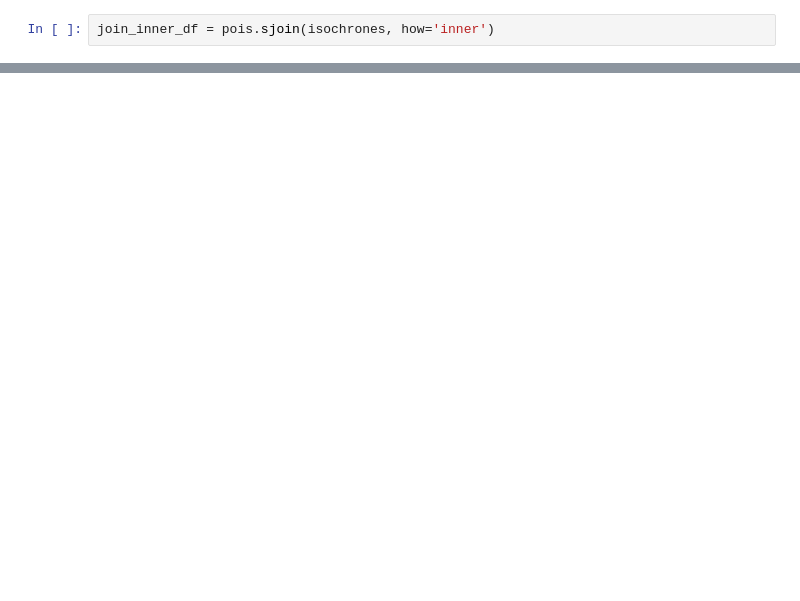
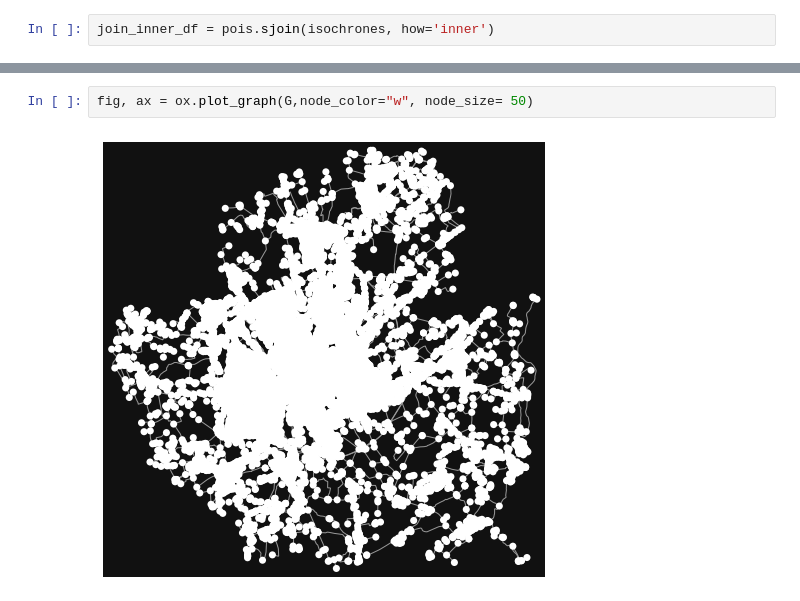
Before and after one commit to Froguin99/BarrierRemoval, a Jupyter notebook: Processing/Scripts/AminitiesAnalysis.ipynb, the cells around one changed output, grey strips where cells are left out. Saved outputs shown, nothing was run; the diff lists cells and outputs as text; blank space fills up the shorter version.

```diff
--- a/Processing/Scripts/AminitiesAnalysis.ipynb
+++ b/Processing/Scripts/AminitiesAnalysis.ipynb
@@ -306,0 +402,4 @@ test.head(10)
+# %%
+fig, ax = ox.plot_graph(G,node_color="w", node_size= 50)
+# %% [output]
+[figure, added]
```
Also changed, not shown: parts of 30 cells of this notebook.
